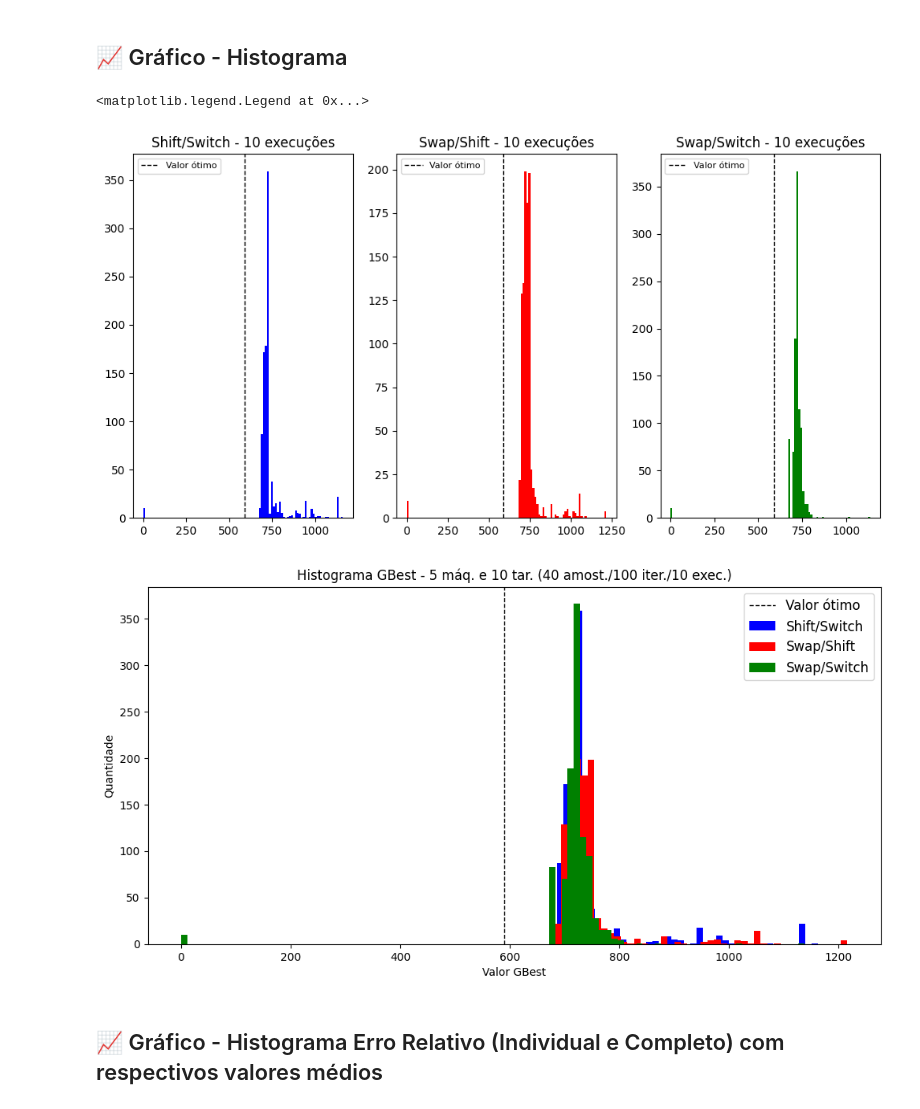
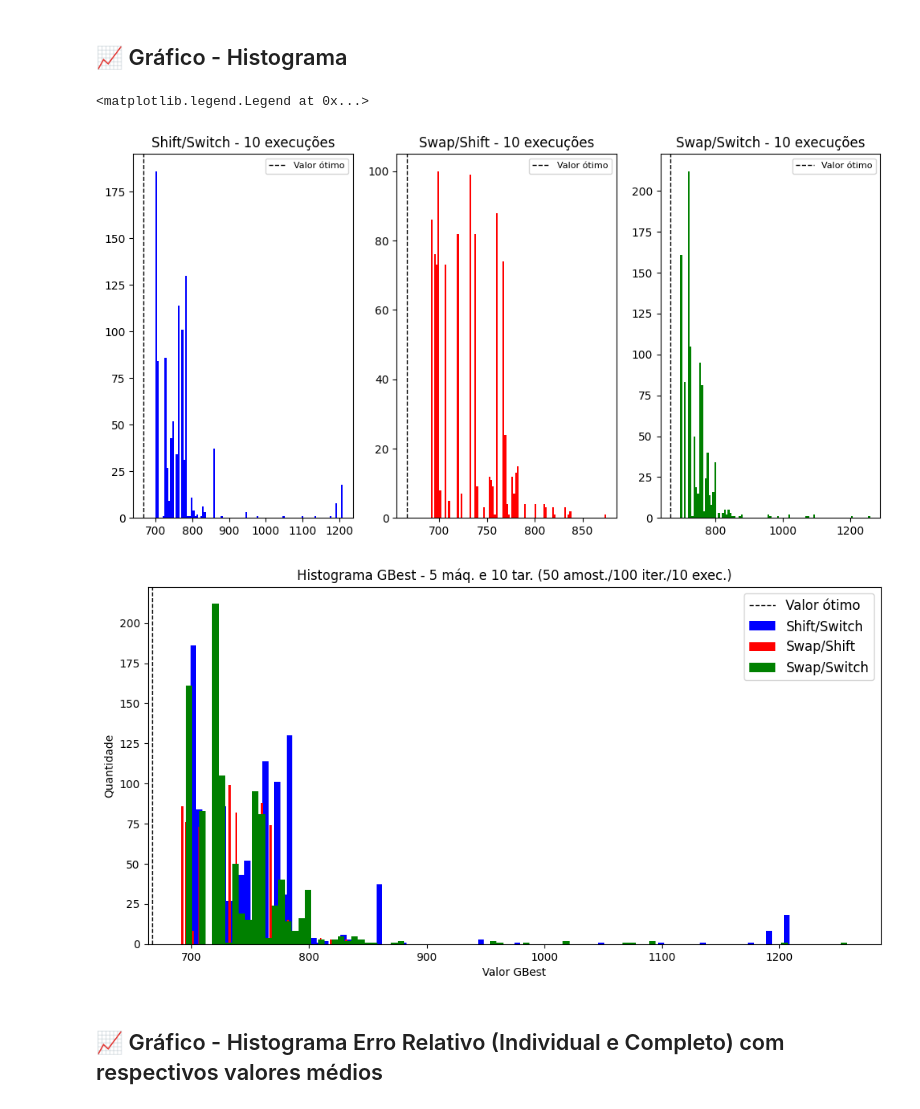
Before and after one commit to diogo-dpa/TCC-Projeto-UFMG, a Jupyter notebook: projeto.ipynb, the cells around one changed output. Saved outputs shown, nothing was run; the diff lists cells and outputs as text; code cells hidden in the pictures.

```diff
--- a/projeto.ipynb
+++ b/projeto.ipynb
@@ -281,7 +281,7 @@ def initializeBestPersonalAndGlobalPositionVector(positionMatrix, velocityMatrix
 ## ✅ Execução do projeto
 # %%
 # Parameters
-numberOfParticles = 40
+numberOfParticles = 50
 c1 = 2
 c2 = 2
 w = 1
@@ -292,8 +292,8 @@ executionTimeQuantity = 10
 # Array de cores - Gráficos
 colors = ['blue', 'red', 'green']
 
-optimalValueArrayJSSPInstance = {'la01': 666, 'la02': 655, 'la03': 590, 'la04': 597, 'mt10': 930, 'mt20': 1165}
-JSSPInstance = 'la03'
+optimalValueArrayJSSPInstance = {'la01': 666, 'la02': 655, 'la03': 597, 'la04': 590, 'la05': 593, 'la06': 926, 'mt10': 930, 'mt20': 1165}
+JSSPInstance = 'la01'
 # %%
 # Full Method
 [data, tasks, machines] = readInstanceAndReturnDataTaskMachines('./instances/{}.txt'.format(JSSPInstance))
@@ -340,7 +341,7 @@ for exec_time_it in range(0, executionTimeQuantity):
         velocityMatrixAux = copyArray(initialVelocityMatrixAux)
 
         # Method Proposed
-        for it in range(1, iterations):
+        for it in range(0, iterations):
             # print('Iteração {}'.format(it))
             for amostra in range(0, numberOfParticles):
                 # Apply VND if the iteration is the drawn
@@ -357,7 +358,6 @@ for exec_time_it in range(0, executionTimeQuantity):
                     [fitness, newPositionVector] = applyVNDMethod(neighborhoodStructures[ns_it][1], positionMatrixAux[amostra], tasks, machines, bestPersonalFitness[amostra], dadosFormatados)
                     # Update the value
                     bestPersonalFitness[amostra] = compareFitnessAndReplaceOrNot(bestPersonalFitness[amostra], fitness, newPositionVector, bestPersonalPositionVector[amostra])[0]
-
 
                     bestPersonalFitness[amostra] = compareFitnessAndReplaceOrNot(bestPersonalFitness[amostra], fitness, newPositionVector, bestPersonalPositionVector[amostra])[0]
 
@@ -421,14 +421,14 @@ Initial bestGlobalFitness 830.0
 # %% [markdown]
 ## Erro Relativo Percentual e médio para cada NS
 # %%
-executionTimeArrayStore = executionTimeArrayStore.reshape(sizeNeighborhoodStructure, iterations, executionTimeQuantity)
+executionTimeArrayStoreCopy = executionTimeArrayStore.reshape(sizeNeighborhoodStructure, iterations, executionTimeQuantity)
 relativeErrorPercentage = np.zeros((sizeNeighborhoodStructure, executionTimeQuantity))
 meanRelativeErrorPercentage = np.zeros(sizeNeighborhoodStructure)
 Percentage = 100
 
 for ns_it in range(0, sizeNeighborhoodStructure):
-    for it in range(0, executionTimeQuantity):
-        relativeErrorPercentage[ns_it][it] = ((executionTimeArrayStore[ns_it][iterations - 1][it] - optimalValueArrayJSSPInstance[JSSPInstance])/optimalValueArrayJSSPInstance[JSSPInstance])*Percentage
+    for exec_it in range(0, executionTimeQuantity):
+        relativeErrorPercentage[ns_it][exec_it] = ((executionTimeArrayStoreCopy[ns_it][iterations - 1][exec_it] - optimalValueArrayJSSPInstance[JSSPInstance])/optimalValueArrayJSSPInstance[JSSPInstance])*Percentage
 
 for ns_it in range(0, sizeNeighborhoodStructure):
     meanRelativeErrorPercentage[ns_it] = relativeErrorPercentage[ns_it].mean()
@@ -437,3 +440,13 @@ for ns_it in range(0, sizeNeighborhoodStructure):
+# %%
+meanBestGlobalFitnessArrayPerIteration = np.zeros((sizeNeighborhoodStructure, iterations))
+minBestGlobalFitnessArrayPerIteration = np.zeros((sizeNeighborhoodStructure, iterations))
+maxBestGlobalFitnessArrayPerIteration = np.zeros((sizeNeighborhoodStructure, iterations))
+
+for ns_it in range(0, sizeNeighborhoodStructure):
+    for it in range(0, iterations):
+        meanBestGlobalFitnessArrayPerIteration[ns_it][it] = executionTimeArrayStore[ns_it][it][:].mean()
+        minBestGlobalFitnessArrayPerIteration[ns_it][it] = executionTimeArrayStore[ns_it][it][:].min()
+        maxBestGlobalFitnessArrayPerIteration[ns_it][it] = executionTimeArrayStore[ns_it][it][:].max()
 # %%
 x = np.arange(iterations)
 y = np.zeros((sizeNeighborhoodStructure, iterations))
@@ -456,36 +488,36 @@ axes.legend(fontsize=12)
 # %% [markdown]
 ## 📈 Gráfico - Histograma
 # %%
-executionTimeArrayStore = executionTimeArrayStore.reshape(sizeNeighborhoodStructure, iterations*executionTimeQuantity)
+executionTimeArrayStoreCopy = executionTimeArrayStore.reshape(sizeNeighborhoodStructure, iterations*executionTimeQuantity)
 nBins = 100
 
 figHist, axesHist = plt.subplots(1, sizeNeighborhoodStructure, figsize=(12,6), dpi=100)
 
 for ns_it in range(0, sizeNeighborhoodStructure):
-    axesHist[ns_it].hist(executionTimeArrayStore[ns_it,:], bins=nBins, color=colors[ns_it])
+    axesHist[ns_it].hist(executionTimeArrayStoreCopy[ns_it,:], bins=nBins, color=colors[ns_it])
     # Valor ótimo - Linha Vertical
     axesHist[ns_it].axvline(optimalValueArrayJSSPInstance[JSSPInstance], color='k', linestyle='dashed', linewidth=1, label='Valor ótimo')
     axesHist[ns_it].set_title('{} - {} execuções'.format(neighborhoodStructuresLiteral[ns_it], executionTimeQuantity))
     axesHist[ns_it].legend(fontsize=8)
 
 
 # Full figure
 figHistComplete, axesHistComplete = plt.subplots(figsize=(12,6), dpi=100)
 
 for ns_it in range(0, sizeNeighborhoodStructure):
-    axesHistComplete.hist(executionTimeArrayStore[ns_it,:], bins=nBins, color=colors[ns_it], label=neighborhoodStructuresLiteral[ns_it])
+    axesHistComplete.hist(executionTimeArrayStoreCopy[ns_it,:], bins=nBins, color=colors[ns_it], label=neighborhoodStructuresLiteral[ns_it])
 
 # Valor ótimo - Linha Vertical
 axesHistComplete.axvline(optimalValueArrayJSSPInstance[JSSPInstance], color='k', linestyle='dashed', linewidth=1, label='Valor ótimo')
 
 axesHistComplete.set_ylabel('Quantidade')
 axesHistComplete.set_xlabel('Valor GBest')
 axesHistComplete.set_title('Histograma GBest - {} máq. e {} tar. ({} amost./{} iter./{} exec.)'.format(machines, tasks, numberOfParticles, iterations, executionTimeQuantity))
 axesHistComplete.legend(fontsize=12)
 # %% [output]
 <matplotlib.legend.Legend at 0x...>
-[figure, old version]
+[figure, new version]
-[figure, old version]
+[figure, new version]
 # %% [markdown]
 ## 📈 Gráfico - Histograma Erro Relativo (Individual e Completo) com respectivos valores médios
 # %%
```
Also changed, not shown: parts of 5 cells of this notebook, 2 other files.
